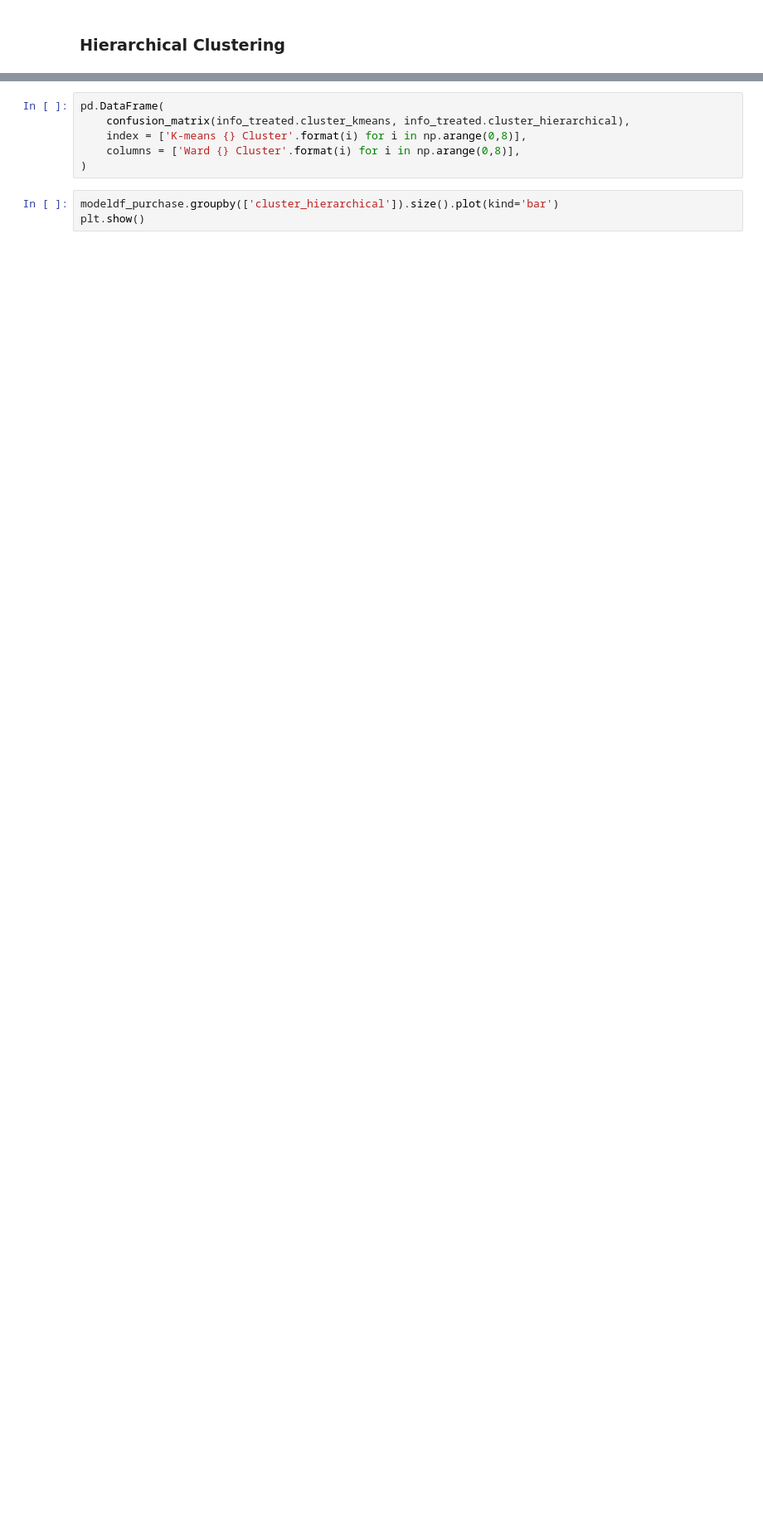
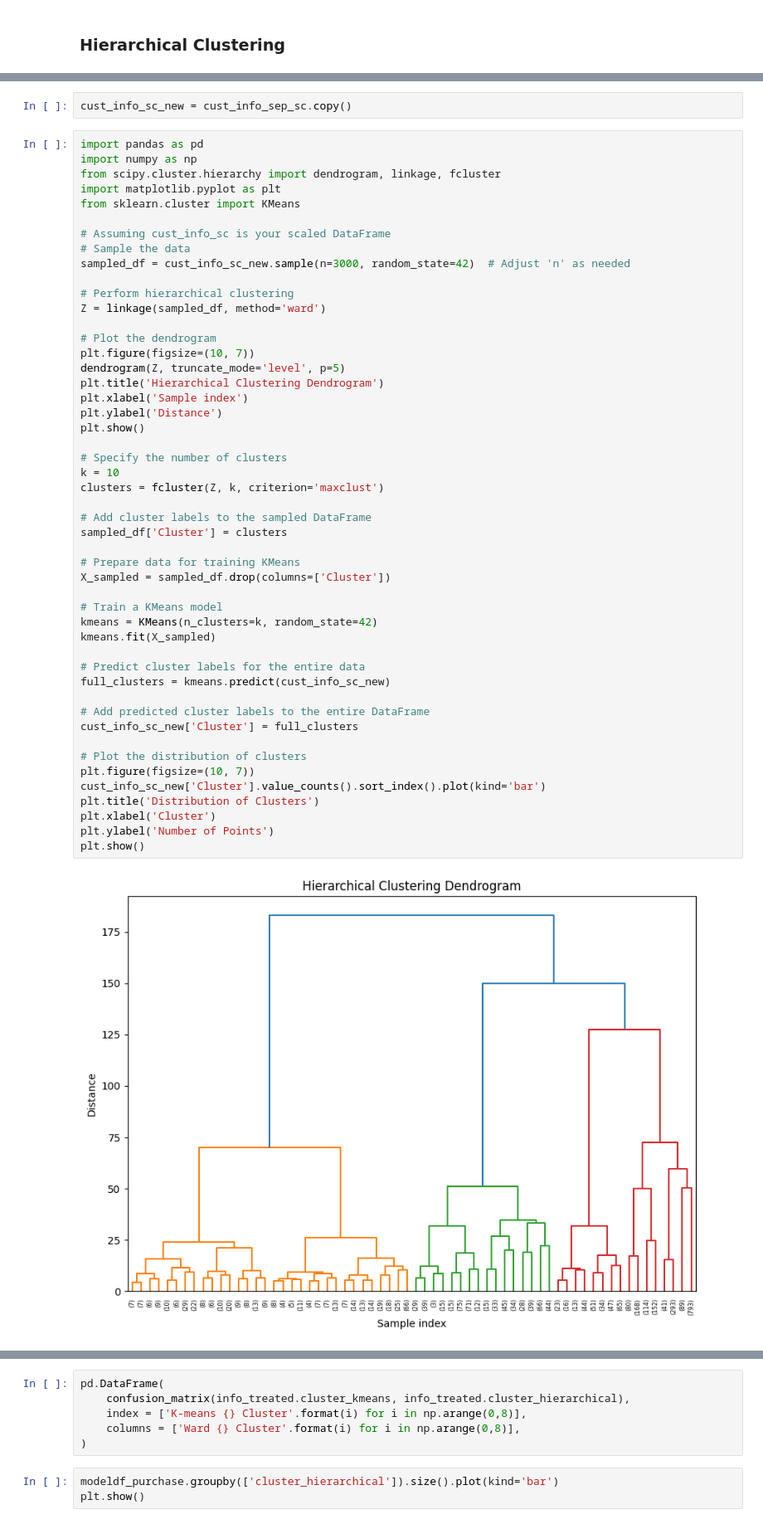
Before and after one commit to mitoma10110/ML2_Project, a Jupyter notebook: main copy.ipynb, the cells around one changed output, grey strips where cells are left out. Shown at 83% size. Saved outputs shown, nothing was run; the diff lists cells and outputs as text; blank space fills up the shorter version.

```diff
--- a/main copy.ipynb
+++ b/main copy.ipynb
@@ -452,0 +407,53 @@ info_treated.mean()
+# %%
+cust_info_sc_new = cust_info_sep_sc.copy()
+# %%
+import pandas as pd
+import numpy as np
+from scipy.cluster.hierarchy import dendrogram, linkage, fcluster
+import matplotlib.pyplot as plt
+from sklearn.cluster import KMeans
+
+# Assuming cust_info_sc is your scaled DataFrame
+# Sample the data
+sampled_df = cust_info_sc_new.sample(n=3000, random_state=42)  # Adjust 'n' as needed
+
+# Perform hierarchical clustering
+Z = linkage(sampled_df, method='ward')
+
+# Plot the dendrogram
+plt.figure(figsize=(10, 7))
+dendrogram(Z, truncate_mode='level', p=5)
+plt.title('Hierarchical Clustering Dendrogram')
+plt.xlabel('Sample index')
+plt.ylabel('Distance')
+plt.show()
+
+# Specify the number of clusters
+k = 10
+clusters = fcluster(Z, k, criterion='maxclust')
+
+# Add cluster labels to the sampled DataFrame
+sampled_df['Cluster'] = clusters
+
+# Prepare data for training KMeans
+X_sampled = sampled_df.drop(columns=['Cluster'])
+
+# Train a KMeans model
+kmeans = KMeans(n_clusters=k, random_state=42)
+kmeans.fit(X_sampled)
+
+# Predict cluster labels for the entire data
+full_clusters = kmeans.predict(cust_info_sc_new)
+
+# Add predicted cluster labels to the entire DataFrame
+cust_info_sc_new['Cluster'] = full_clusters
+
+# Plot the distribution of clusters
+plt.figure(figsize=(10, 7))
+cust_info_sc_new['Cluster'].value_counts().sort_index().plot(kind='bar')
+plt.title('Distribution of Clusters')
+plt.xlabel('Cluster')
+plt.ylabel('Number of Points')
+plt.show()
+# %% [output]
+[figure, added]
```
Also changed, not shown: parts of 19 cells of this notebook, 5 other files.
